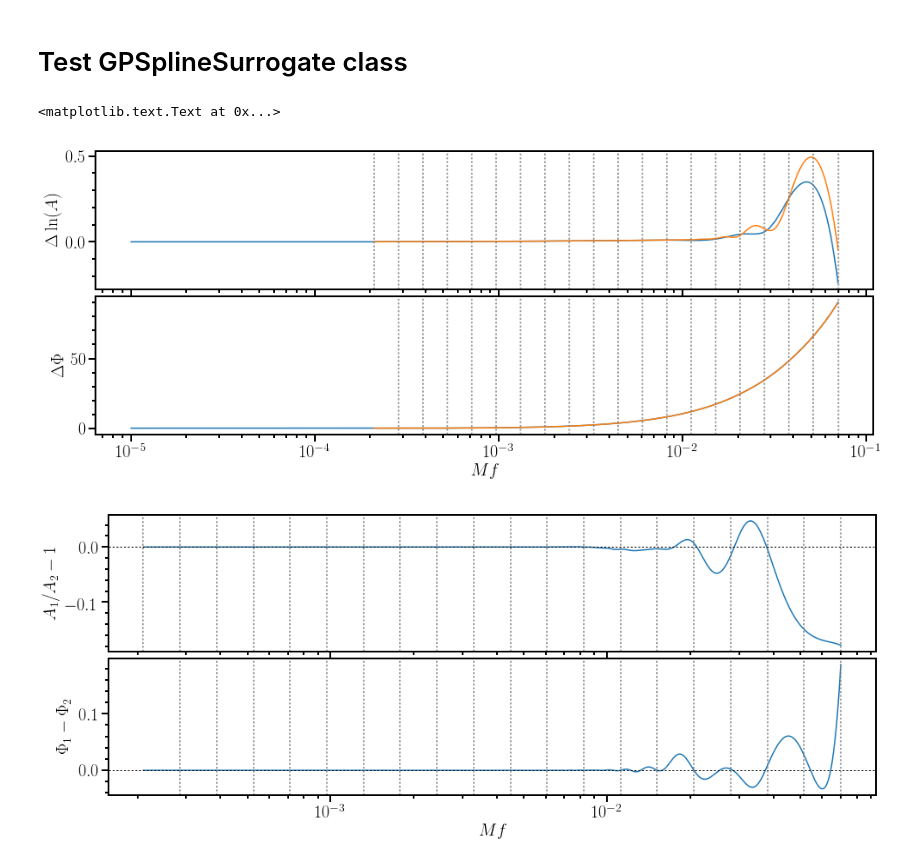
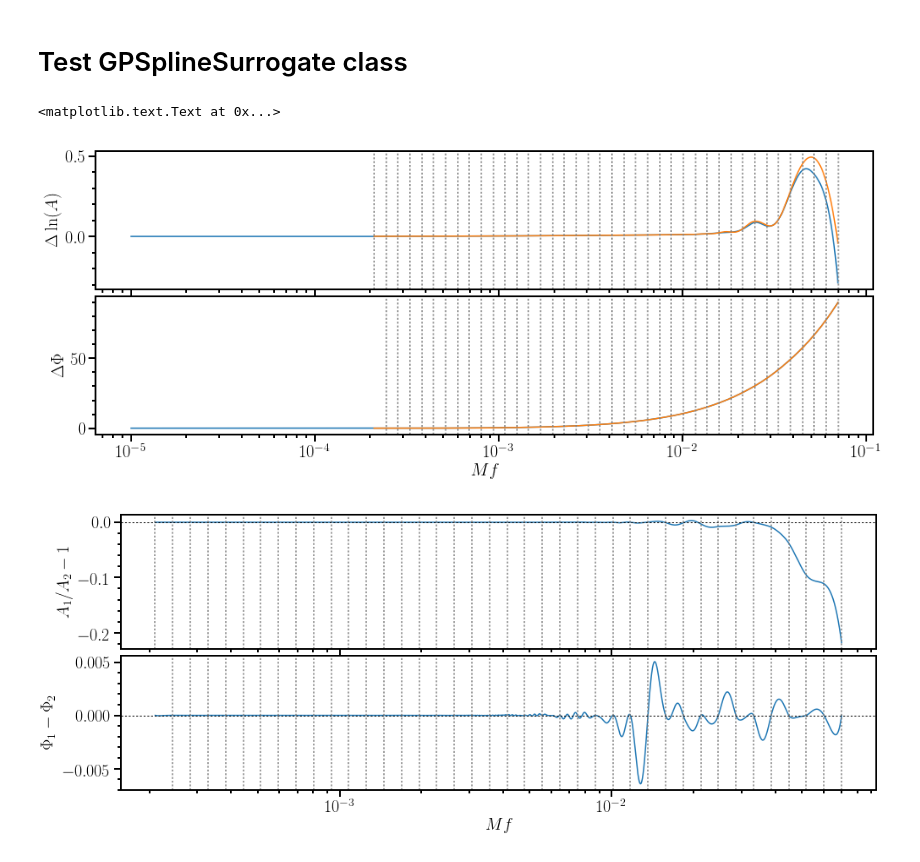
Before and after one commit to benjaminlackey/gpsurrogate, a Jupyter notebook: notebooks/EOB/MakeSurrogateSpline.ipynb, the cells around one changed output. Saved outputs shown, nothing was run; the diff lists cells and outputs as text; code cells hidden in the pictures.

Commit message:
Changed Figs 1 and 2 and discussion. New surrogate with almost reviewed waveform model in progress.

```diff
--- a/notebooks/EOB/MakeSurrogateSpline.ipynb
+++ b/notebooks/EOB/MakeSurrogateSpline.ipynb
@@ -58,25 +58,25 @@ from constants import *
 # %% [markdown]
 # Get saved training-set waveforms
 # %%
-# trainset = ws.HDF5WaveformSet('../../data/TEOBv4_20hz/dh_train_corners_lhd.hdf5')
-# amp_gp_filename = '../../data/TEOBv4_20hz/gp_spline_amp_corners_lhd.hdf5'
-# phase_gp_filename = '../../data/TEOBv4_20hz/gp_spline_phase_corners_lhd.hdf5'
-#nodes_filename = '../../data/TEOBv4_20hz/nodes_corners_lhd.hdf5
+trainset = ws.HDF5WaveformSet('../../data/TEOBv4_20hz/dh_train_corners_lhd.hdf5')
+amp_gp_filename = '../../data/TEOBv4_20hz/gp_spline_amp_corners_lhd.hdf5'
+phase_gp_filename = '../../data/TEOBv4_20hz/gp_spline_phase_corners_lhd.hdf5'
+nodes_filename = '../../data/TEOBv4_20hz/nodes_corners_lhd.hdf5'
 
 # trainset = ws.HDF5WaveformSet('../../data/TEOBv4_20hz/dh_train_lhd_uncsamp.hdf5')
 # amp_gp_filename = '../../data/TEOBv4_20hz/gp_spline_amp_lhd_uncsamp.hdf5'
 # phase_gp_filename = '../../data/TEOBv4_20hz/gp_spline_phase_lhd_uncsamp.hdf5'
 # nodes_filename = '../../data/TEOBv4_20hz/nodes_lhd_uncsamp.hdf5'
 
-trainset = ws.HDF5WaveformSet('../../data/TEOBv4_20hz/dh_train_lhd_uncsamp_rand.hdf5')
-amp_gp_filename = '../../data/TEOBv4_20hz/gp_spline_amp_lhd_uncsamp_rand.hdf5'
-phase_gp_filename = '../../data/TEOBv4_20hz/gp_spline_phase_lhd_uncsamp_rand.hdf5'
-nodes_filename = '../../data/TEOBv4_20hz/nodes_lhd_uncsamp_rand.hdf5'
+# trainset = ws.HDF5WaveformSet('../../data/TEOBv4_20hz/dh_train_lhd_uncsamp_rand.hdf5')
+# amp_gp_filename = '../../data/TEOBv4_20hz/gp_spline_amp_lhd_uncsamp_rand.hdf5'
+# phase_gp_filename = '../../data/TEOBv4_20hz/gp_spline_phase_lhd_uncsamp_rand.hdf5'
+# nodes_filename = '../../data/TEOBv4_20hz/nodes_lhd_uncsamp_rand.hdf5'
 
 
 # Manually specify locations of interpolating nodes
-namp = 20
-nphase = 19
+namp = 40
+nphase = 39
 h = trainset[0]
 amp_mfs = np.logspace(np.log10(h.x[0]), np.log10(h.x[-1]), namp)
 phase_mfs = np.logspace(np.log10(h.x[0]), np.log10(h.x[-1]), nphase+1)
@@ -270,20 +228,20 @@ dtrainset = ws.HDF5WaveformSet('../../data/TEOBv4_20hz/dh_train_corners_lhd.hdf5
 #testset_rand = ws.HDF5WaveformSet('../../data/TEOBv4_40hz/h_test2.hdf5')
 #dtestset_rand = ws.HDF5WaveformSet('../../data/TEOBv4_40hz/dh_test2.hdf5')
 # %%
-# nodes_filename = '../../data/TEOBv4_20hz/nodes_corners_lhd.hdf5'
-# gp_amp_filename = '../../data/TEOBv4_20hz/gp_spline_amp_corners_lhd.hdf5'
-# gp_phase_filename = '../../data/TEOBv4_20hz/gp_spline_phase_corners_lhd.hdf5'
-# sur = surrogate.GPSplineSurrogate.load(nodes_filename, gp_amp_filename, gp_phase_filename, order=3, npoints=10000)
+nodes_filename = '../../data/TEOBv4_20hz/nodes_corners_lhd.hdf5'
+gp_amp_filename = '../../data/TEOBv4_20hz/gp_spline_amp_corners_lhd.hdf5'
+gp_phase_filename = '../../data/TEOBv4_20hz/gp_spline_phase_corners_lhd.hdf5'
+sur = surrogate.GPSplineSurrogate.load(nodes_filename, gp_amp_filename, gp_phase_filename, order=3, npoints=10000)
 
 # nodes_filename = '../../data/TEOBv4_20hz/nodes_lhd_uncsamp.hdf5'
 # gp_amp_filename = '../../data/TEOBv4_20hz/gp_spline_amp_lhd_uncsamp.hdf5'
 # gp_phase_filename = '../../data/TEOBv4_20hz/gp_spline_phase_lhd_uncsamp.hdf5'
 # sur = surrogate.GPSplineSurrogate.load(nodes_filename, gp_amp_filename, gp_phase_filename, order=3, npoints=10000)
 
-nodes_filename = '../../data/TEOBv4_20hz/nodes_lhd_uncsamp_rand.hdf5'
-gp_amp_filename = '../../data/TEOBv4_20hz/gp_spline_amp_lhd_uncsamp_rand.hdf5'
-gp_phase_filename = '../../data/TEOBv4_20hz/gp_spline_phase_lhd_uncsamp_rand.hdf5'
-sur = surrogate.GPSplineSurrogate.load(nodes_filename, gp_amp_filename, gp_phase_filename, order=3, npoints=10000)
+# nodes_filename = '../../data/TEOBv4_20hz/nodes_lhd_uncsamp_rand.hdf5'
+# gp_amp_filename = '../../data/TEOBv4_20hz/gp_spline_amp_lhd_uncsamp_rand.hdf5'
+# gp_phase_filename = '../../data/TEOBv4_20hz/gp_spline_phase_lhd_uncsamp_rand.hdf5'
+# sur = surrogate.GPSplineSurrogate.load(nodes_filename, gp_amp_filename, gp_phase_filename, order=3, npoints=10000)
 
 i = 28
 htest = trainset[i]
@@ -302,35 +260,35 @@ dhsur = sur.amp_phase_difference(params)
 hsur.resample(htest.x)
 hsur.phase -= hsur.phase[0]
 
 fig, (ax1, ax2) = wave.plot_waveforms_fd([dhsur, dhtest])
 for mf in sur.mf_amp:
     ax1.axvline(mf, c='gray', ls=':')
 for mf in sur.mf_phase:
     ax2.axvline(mf, c='gray', ls=':')
 #ax1.set_ylim(-0.01, 0.01)
 # ax2.set_ylim(-1, 0.1)
 ax1.minorticks_on()
 ax2.minorticks_on()
 ax1.set_ylabel(r'$\Delta\ln(A)$')
 ax2.set_ylabel(r'$\Delta\Phi$')
 ax2.set_xlabel(r'$Mf$')
 
 fig, (ax1, ax2) = wave.plot_waveform_difference_fd(hsur, htest)
 for mf in sur.mf_amp:
     ax1.axvline(mf, c='gray', ls=':')
 for mf in sur.mf_phase:
     ax2.axvline(mf, c='gray', ls=':')
 # ax1.set_ylim(-0.05, 0.05)
 # ax2.set_ylim(-0.1, 0.1)
 ax1.minorticks_on()
 ax2.minorticks_on()
 # ax1.set_ylabel(r'$\Delta\ln(A)_{\rm Sur}/\Delta\ln(A)_{\rm Test} - 1$')
 # ax2.set_ylabel(r'$\Delta\Phi_{\rm Sur}-\Delta\Phi_{\rm Test}$')
 ax2.set_xlabel(r'$Mf$')
 # %% [output]
 <matplotlib.text.Text at 0x...>
-[figure, old version]
+[figure, new version]
-[figure, old version]
+[figure, new version]
 # %%
 # Vary 1 parameter
 
```
Also changed, not shown: parts of 6 cells of this notebook, 5 other files.
